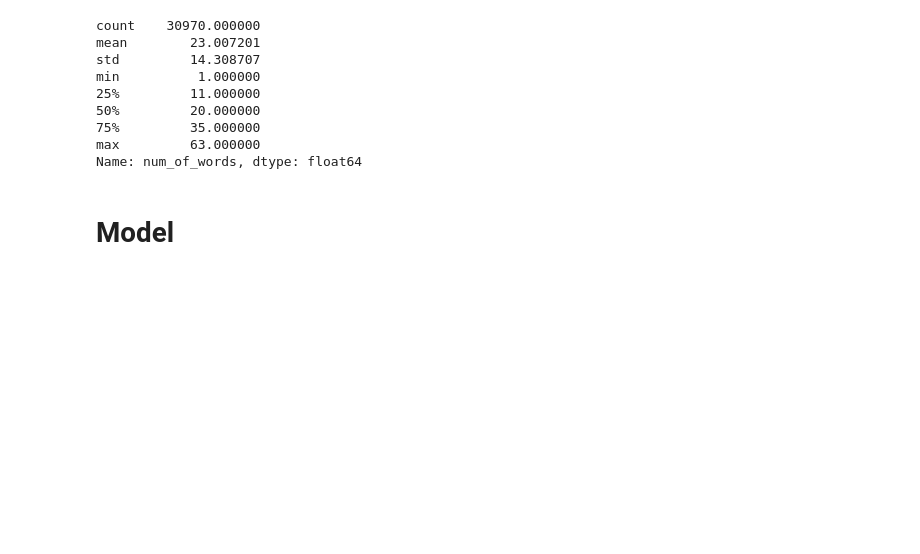
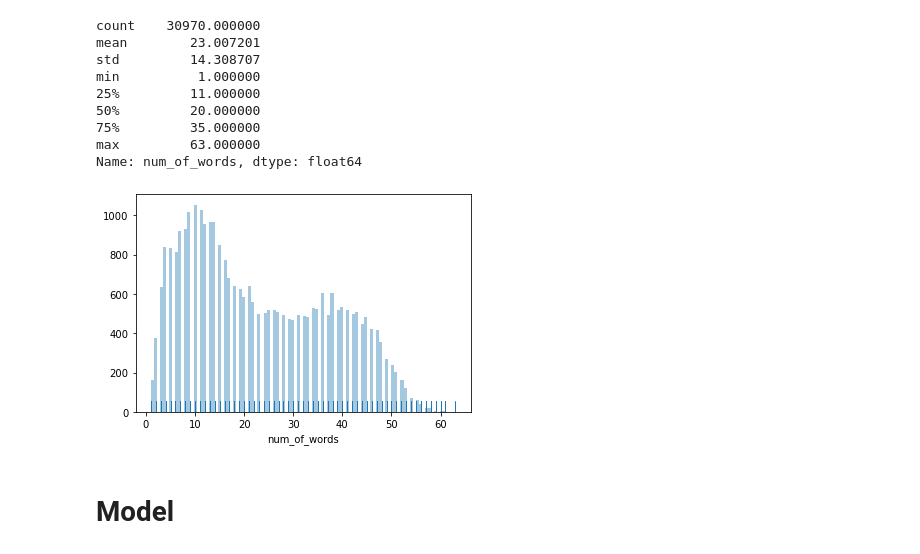
Before and after one commit to shashank1558/Sentiment-Analysis-with-RNN-and-LSTM, a Jupyter notebook: notebook/Experiment.ipynb, the cells around one changed output. Saved outputs shown, nothing was run; the diff lists cells and outputs as text; code cells hidden in the pictures; blank space fills up the shorter version.

```diff
--- a/notebook/Experiment.ipynb
+++ b/notebook/Experiment.ipynb
@@ -112,3 +110,9 @@ tweets.head(5)
+# %%
+sns.distplot(tweets['num_of_words'], bins=100, kde=False, rug=True);
+# plt.hist(tweets['num_of_words'], bins=50)
+# plt.gca().set(title='Frequency Histogram', ylabel='Frequency');
+# %% [output]
+[figure, added]
 # %% [markdown]
 # Model
 # %%
```
Also changed, not shown: parts of 9 cells of this notebook, 13 other files.
